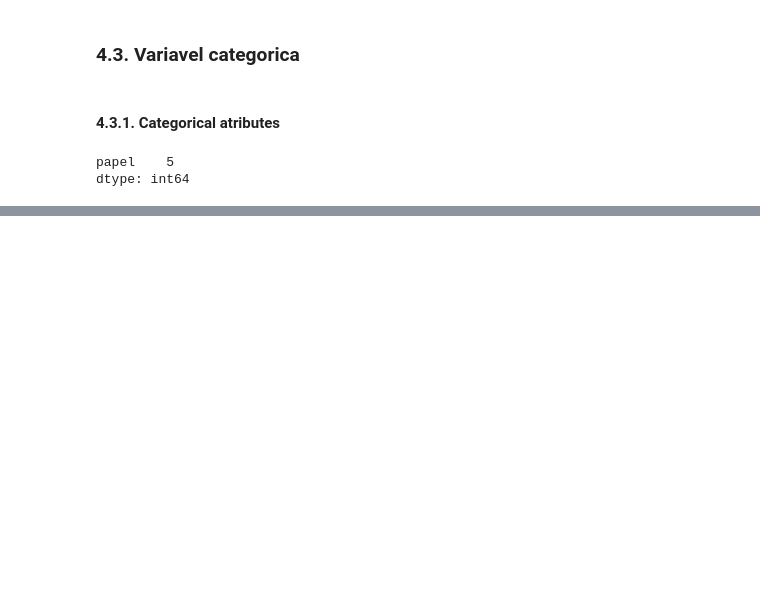
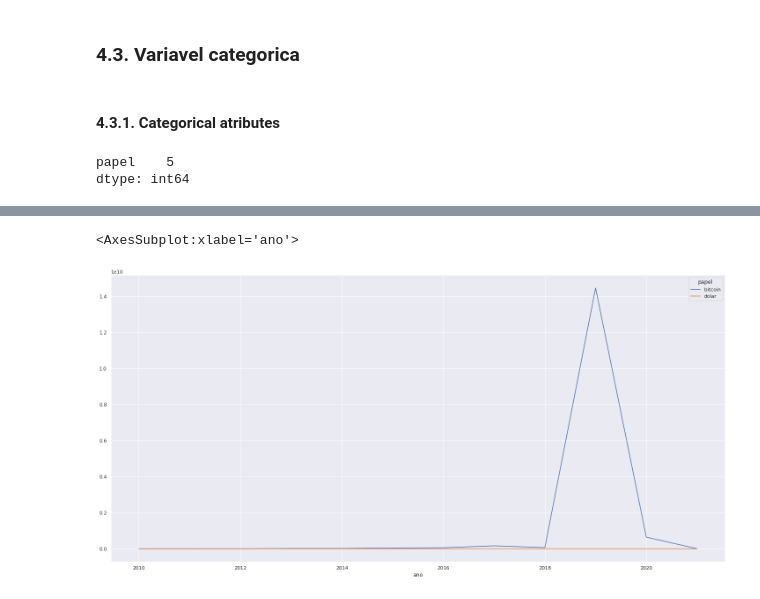
Before and after one commit to wilianuhlmann/predict_profitability_dr, a Jupyter notebook: alpha_funding.ipynb, the cells around one changed output, grey strips where cells are left out. Drawn from its saved outputs; the diff is of its cells as text; code cells hidden in the pictures; blank space fills up the shorter version.

```diff
--- a/alpha_funding.ipynb
+++ b/alpha_funding.ipynb
@@ -754,0 +800,7 @@ sns.countplot(df4['papel']);
+# %%
+aux = df4[(df4['papel'] == 'dolar') | (df4['papel'] == 'bitcoin')]
+aux1 = aux[['ano', 'papel', 'volume']].groupby(['ano', 'papel']).sum().reset_index()
+aux1.pivot(index='ano', columns='papel', values='volume').plot()
+# %% [output]
+<AxesSubplot:xlabel='ano'>
+[figure, added]
```
Also changed, not shown: parts of 50 cells of this notebook.
